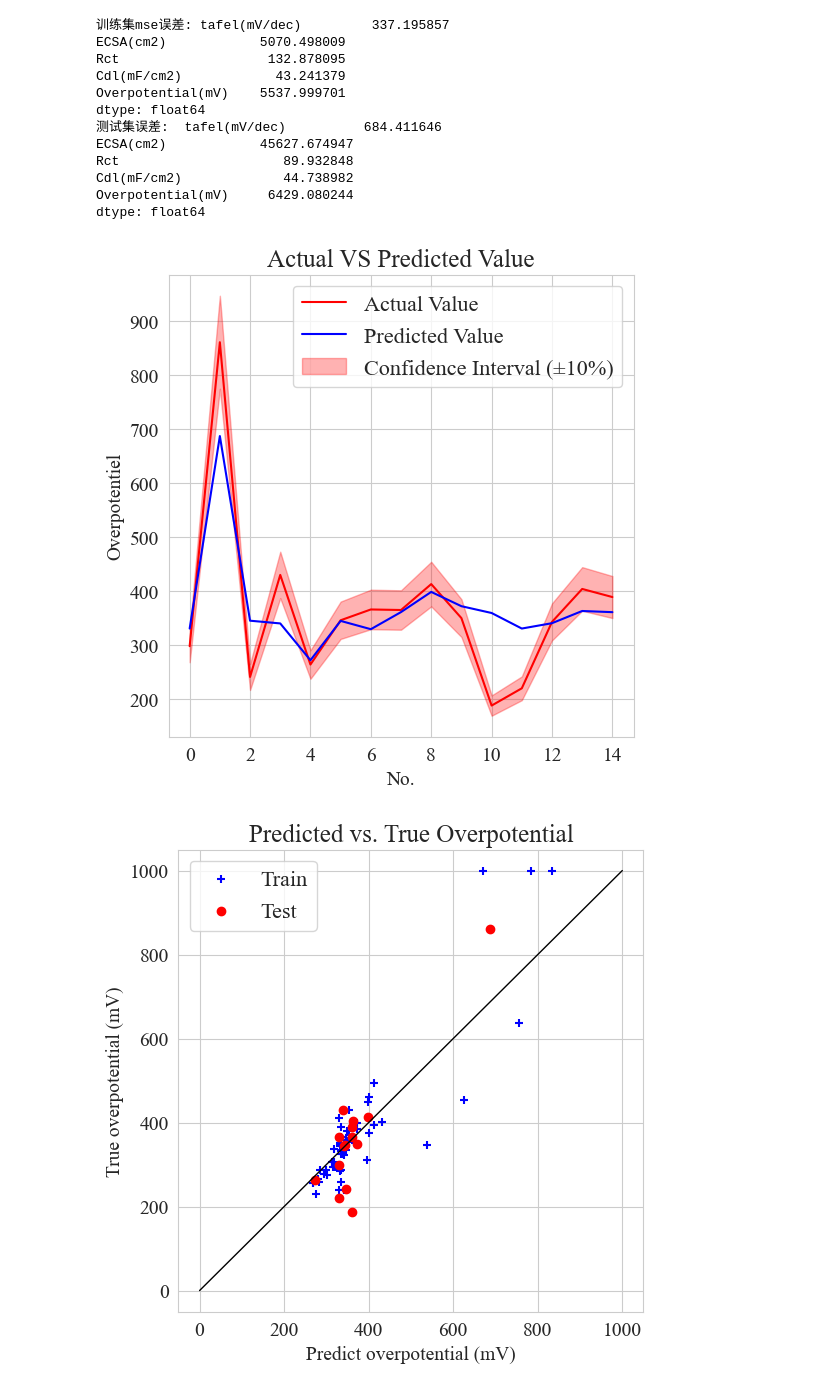
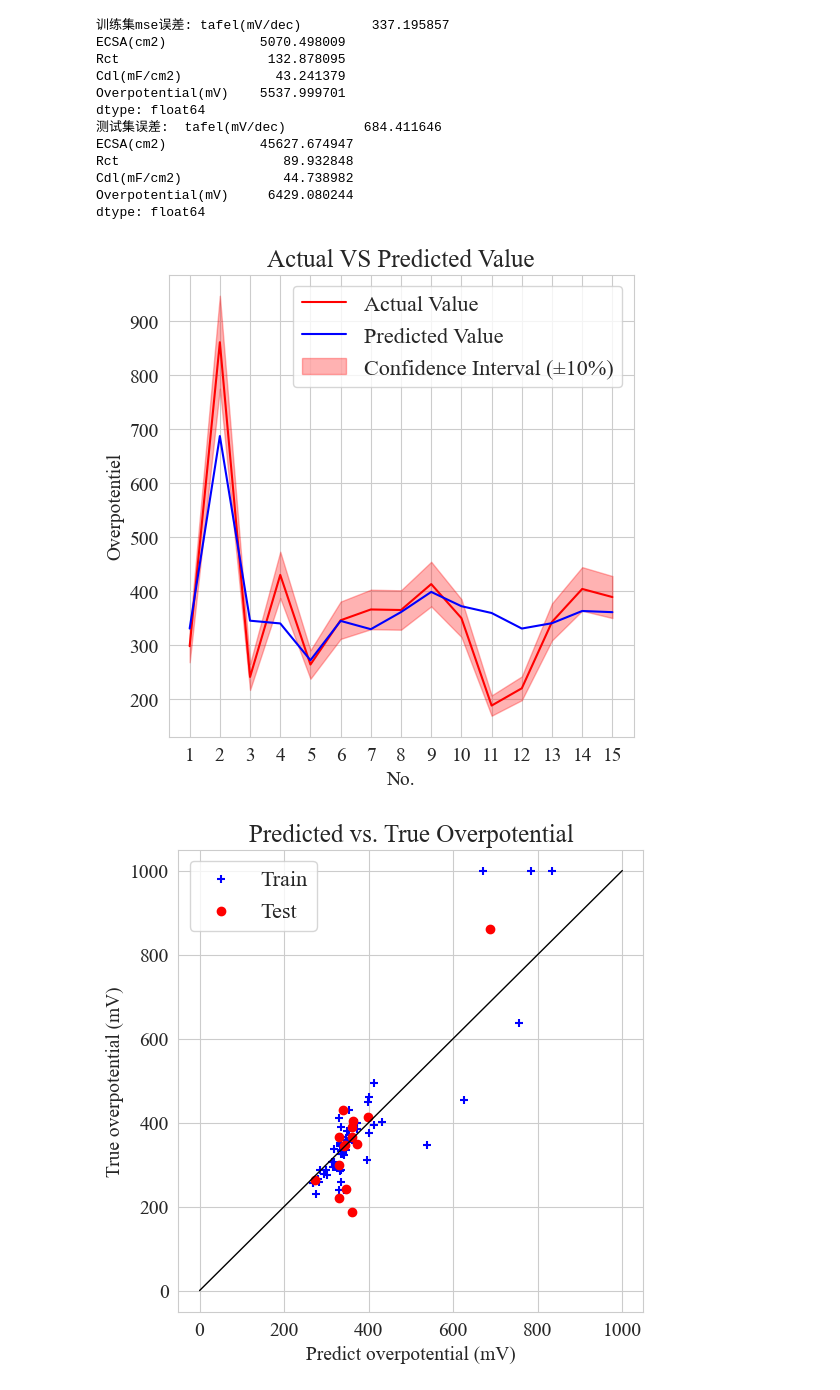
Before and after one commit to hyq718/ML-for-overpotential-prediction, a Jupyter notebook: main_RFR.ipynb, the cells around one changed output. Drawn from its saved outputs; the diff is of its cells as text; code cells hidden in the pictures.

```diff
--- a/main_RFR.ipynb
+++ b/main_RFR.ipynb
@@ -100,20 +100,24 @@ plt.rcParams.update({'font.family': 'Times New Roman', 'font.size': 5})
 # %%
 #测试集上模型准确度可视化
 #添加置信区间
 lower_bound = y_test['Overpotential(mV)'] * 0.9  # 下限（实际值的90%）
 upper_bound = y_test['Overpotential(mV)'] * 1.1  # 上限（实际值的110%）
 plt.figure(figsize=(6,6))
 plt.plot(y_test['Overpotential(mV)'] ,color='red', label = 'Actual Value')
 plt.plot(y_test_pred_df['Overpotential(mV)'], color='blue', label='Predicted Value')
 plt.fill_between(range(len(y_test)), lower_bound, upper_bound, color='red', alpha=0.3, label='Confidence Interval (±10%)')
-plt.xticks(np.arange(0, len(y_test), 2))  # 每隔2个单位显示一个标签
+# 设置 x 轴的刻度和标签
+x_ticks = np.arange(0, len(y_test))  # 原始刻度位置（0-14）
+x_tick_labels = np.arange(1, len(y_test) + 1)  # 新的标签（1-15）
+plt.xticks(x_ticks, x_tick_labels)  # 设置刻度位置和标签
+
 plt.title('Actual VS Predicted Value')
 plt.xlabel('No.')
 plt.ylabel('Overpotentiel')
 plt.legend()
 plt.show()
 # %% [output]
-[figure, old version]
+[figure, new version]
 # %%
 # 画出真实值与预测值的对比图
 plt.figure(figsize=(6,6))
```
